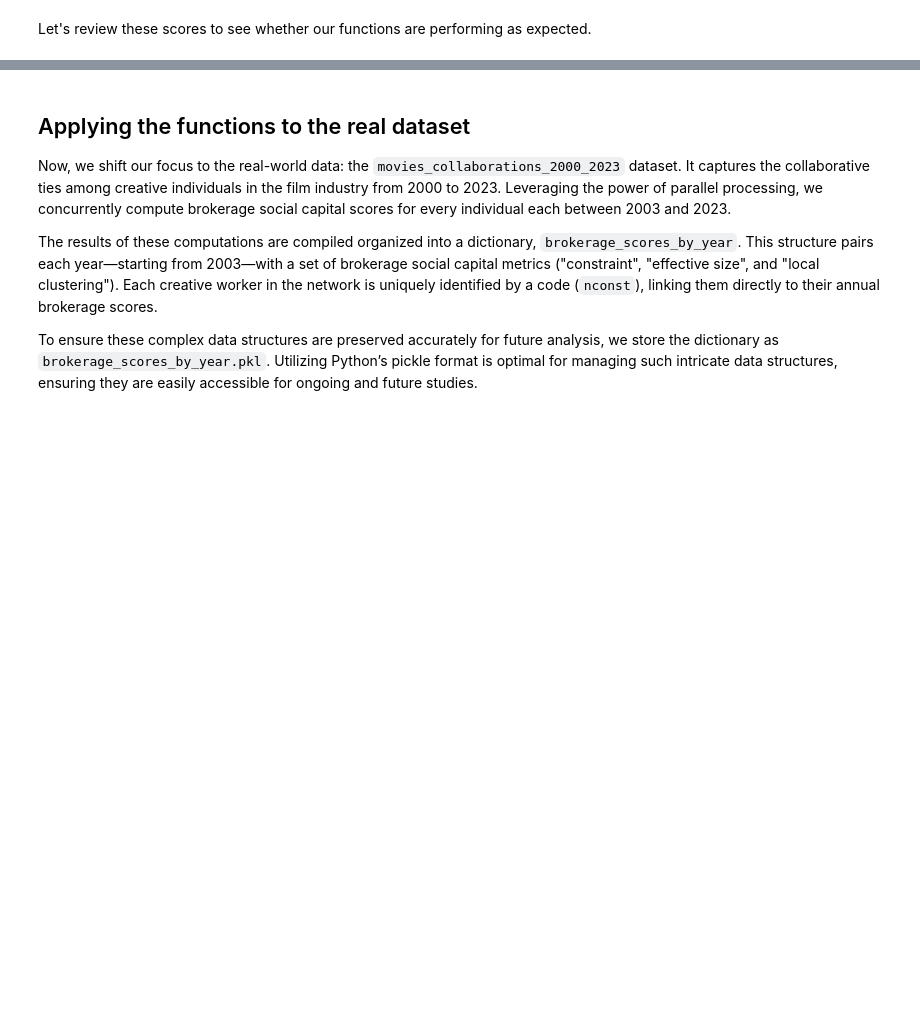
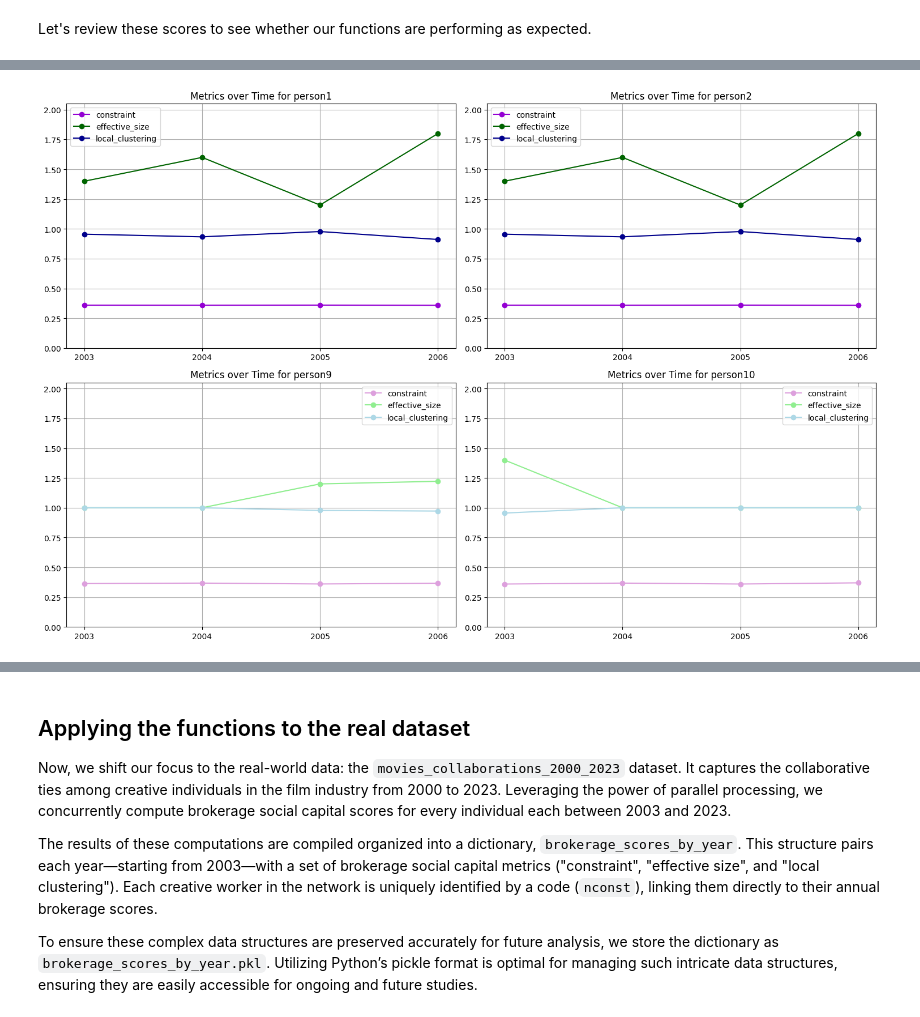
Before and after one commit to nhunguyen0901/SocialNetworks_CareerLongevity, a Jupyter notebook: Phase_2_Constructing_Filmmaker_Network.ipynb, the cells around one changed output, grey strips where cells are left out. Drawn from its saved outputs; the diff is of its cells as text; code cells hidden in the pictures; blank space fills up the shorter version.

```diff
--- a/Phase_2_Constructing_Filmmaker_Network.ipynb
+++ b/Phase_2_Constructing_Filmmaker_Network.ipynb
@@ -762,0 +772,48 @@ Everything looks good! Now, we can proceed to apply these functions to our actua
+# %%
+# Define the years and metrics
+years = sorted(brokerage_scores_by_year_toy.keys())
+metrics = ['constraint', 'effective_size', 'local_clustering']
+
+# Prepare data for visualization
+person_data = {person: {metric: [] for metric in metrics} for person in ['person1', 'person2', 'person9', 'person10']}
+for year in years:
+    year_data = brokerage_scores_by_year_toy[year]
+    for person in ['person1', 'person2', 'person9', 'person10']:
+        for metric in metrics:
+            person_data[person][metric].append(year_data[metric].get(person, None))
+
+# Define color mapping for the metrics with intensity variations
+color_map = {
+    'constraint': {'intense': 'darkviolet', 'light': 'plum'},
+    'effective_size': {'intense': 'darkgreen', 'light': 'lightgreen'},
+    'local_clustering': {'intense': 'darkblue', 'light': 'lightblue'}
+}
+
+# Find the max across all metrics for y-axis normalization
+max_val = max(max(person_data[person][metric]) for person in person_data for metric in metrics)
+
+# Plotting configuration for side-by-side comparisons
+fig, axs = plt.subplots(2, 2, figsize=(15, 10))  # 2 rows, 2 columns
+intense_persons = ['person1', 'person2']
+light_persons = ['person9', 'person10']
+axis_map = {0: 'person1', 1: 'person2', 2: 'person9', 3: 'person10'}
+
+for idx, ax in enumerate(axs.flatten()):
+    person = axis_map[idx]
+    for metric in metrics:
+        if person in intense_persons:
+            color = color_map[metric]['intense']
+        else:
+            color = color_map[metric]['light']
+
+        ax.plot(years, person_data[person][metric], label=metric, color=color, marker='o')
+    ax.set_title(f'Metrics over Time for {person}')
+    ax.set_ylim([0, max_val + 0.25])  # Start y-axis at 0 and normalize to max value across all plots
+    ax.legend()
+    ax.grid(True)
+    ax.set_xticks(years)  # Ensure x-axis labels are years without decimals
+
+plt.tight_layout()
+plt.show()
+# %% [output]
+[figure, added]
```
Also changed, not shown: parts of 17 cells of this notebook, 2 other files.
